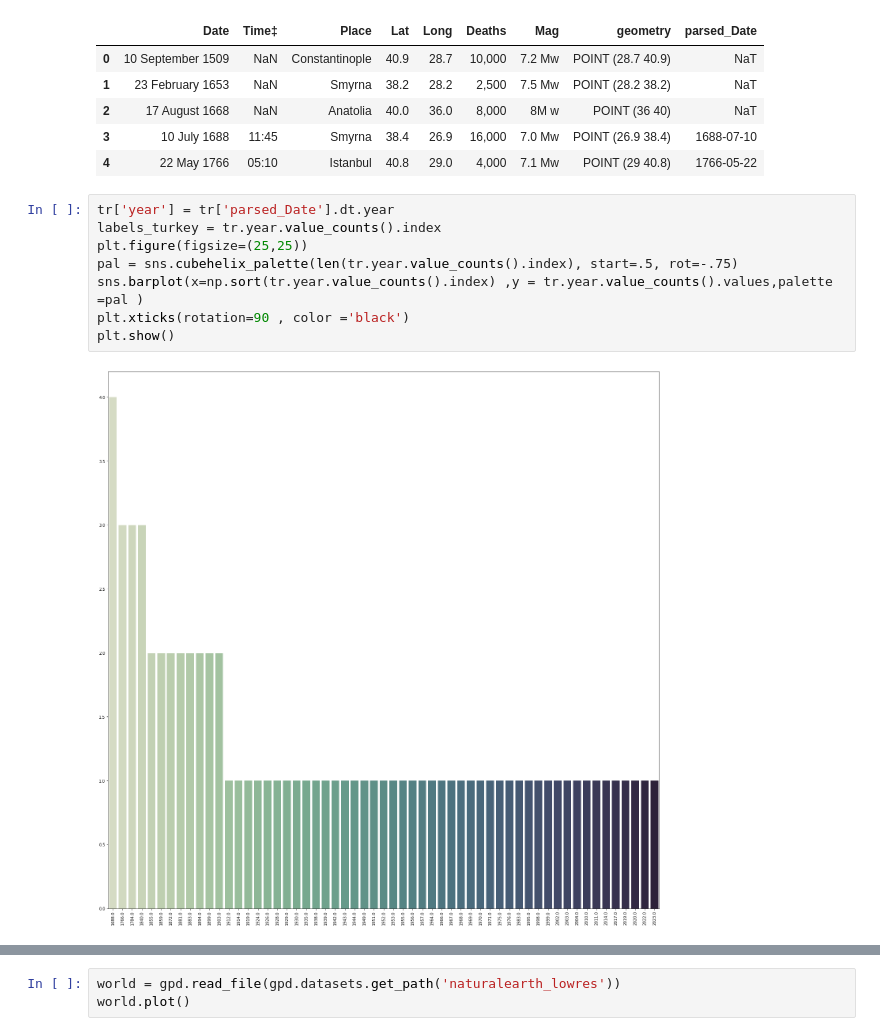
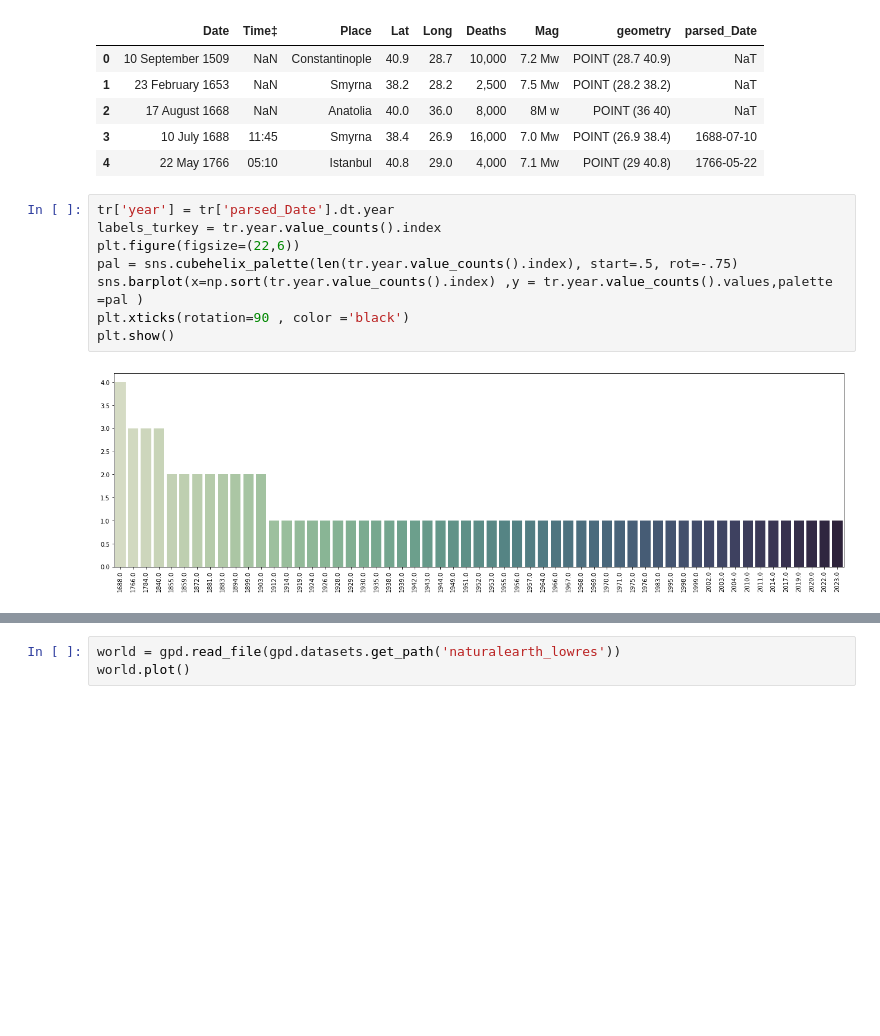
Before and after one commit to necmettinalver/Earthquake-Time-series-Forecasts, a Jupyter notebook: sobremesa.ipynb, the cells around one changed output, grey strips where cells are left out. Drawn from its saved outputs; the diff is of its cells as text; blank space fills up the shorter version.

```diff
--- a/sobremesa.ipynb
+++ b/sobremesa.ipynb
@@ -372,13 +474,13 @@ tr.head()
 # %%
 tr['year'] = tr['parsed_Date'].dt.year
 labels_turkey = tr.year.value_counts().index
-plt.figure(figsize=(25,25))
+plt.figure(figsize=(22,6))
 pal = sns.cubehelix_palette(len(tr.year.value_counts().index), start=.5, rot=-.75)
 sns.barplot(x=np.sort(tr.year.value_counts().index) ,y = tr.year.value_counts().values,palette =pal )
 plt.xticks(rotation=90 , color ='black')
 plt.show()
 # %% [output]
-[figure, old version]
+[figure, new version]
 # %%
 gdf_earthquakes = gpd.GeoDataFrame(tr, geometry=tr.geometry )
 print(gdf_earthquakes.shape)
```
Also changed, not shown: parts of 46 cells of this notebook.
